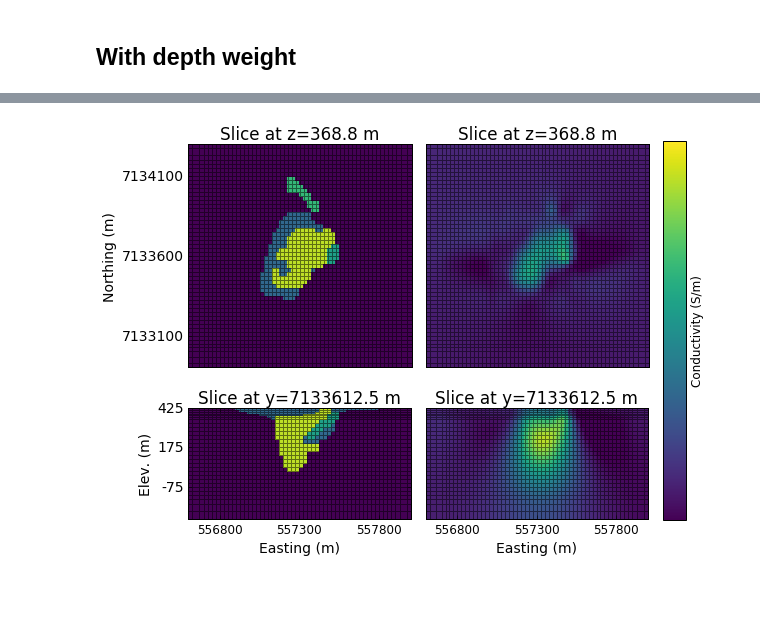
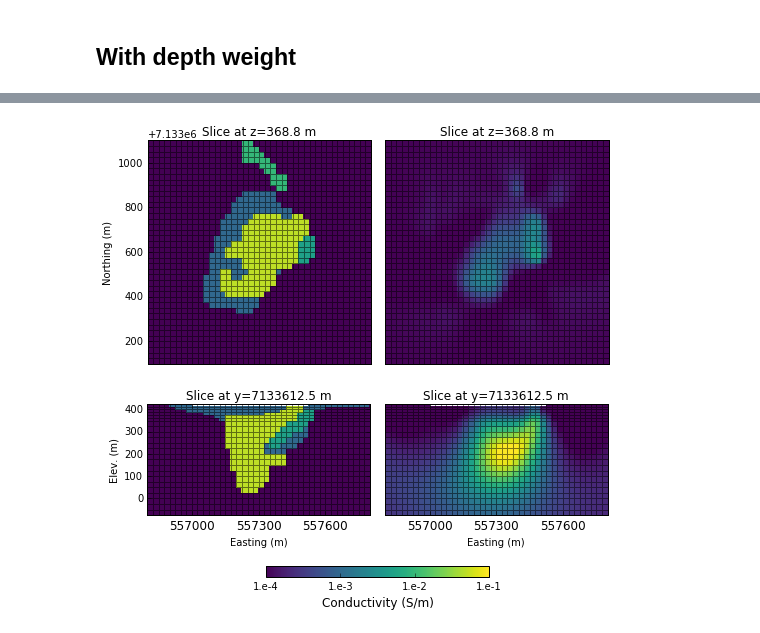
Before and after one commit to simpeg/presentations, a Jupyter notebook: SciPy2016/notebooks/DC/DCinv_Gradient_singleSrc_PosterFigs.ipynb, the cells around one changed output, grey strips where cells are left out. Cells and saved outputs as stored; diff of their text form; code cells hidden in the pictures; blank space fills up the shorter version.

```diff
--- a/SciPy2016/notebooks/DC/DCinv_Gradient_singleSrc_PosterFigs.ipynb
+++ b/SciPy2016/notebooks/DC/DCinv_Gradient_singleSrc_PosterFigs.ipynb
@@ -205,5 +205,5 @@ ax.set_ylim(ymin, ymax); ax.set_ylabel('')
 <matplotlib.text.Text at 0x...>
 [figure]
 # %%
-ax, dat = vizEJ(mesh, sigma, 28, f=f, airind=airind, src=src1, normal="Z", ftype="J", xc=xc, yc=yc, zc=zc, clim=(0,2e-5), cb=True)
+ax, dat = vizEJ(mesh, sigma, 28, f=f, airind=airind, src=src1, normal="Z", ftype="J", xc=xc, yc=yc, zc=zc, cb=True)
 # %% [output]
@@ -384,16 +508,16 @@ vizdata(dcdata, src1, rx_x, rxcomponent="X", title="Observed",cbOrient="horizont
 # %%
-fig = plt.figure(figsize(11, 8))
+fig = plt.figure(figsize(11, 5.5))
 xmin, xmax = -300+xc, 300+xc
 ymin, ymax = -300+yc, 300+yc
 indz = 28
-
+matplotlib.rcParams['font.size'] = 14
 # Axis label
 x = np.linspace(xmin+100, xmax-100,3)
 
 # DC observed data
 ax1 = plt.subplot(1,1,1)
 pos =  ax1.get_position()
-ax1.set_position([pos.x0-0.1, pos.y0,  pos.width*0.45, pos.height])
+ax1.set_position([pos.x0, pos.y0,  pos.width*0.5, pos.height])
 ax1 = vizdata(dcdata, src1, rx_x, ax=ax1, rxcomponent="X", title="Observed", clim=(4.5e-3, 4.8e-1))
 plt.gca().set_aspect('equal')
 # ax1.set_title(("Slice at z=%.1f m")%(mesh.vectorCCz[indz]))
@@ -401,13 +525,13 @@ plt.gca().set_aspect('equal')
 ax1.set_xlim(xmin, xmax)
 ax1.set_ylim(ymin, ymax)
 ax1.set_xticks(map(int, x))
-ax1.set_xticklabels(map(str, map(int, x)),size=12)
+ax1.set_xticklabels(map(str, map(int, x)),size=14)
 ax1.set_xlabel('Easting (m)')
 ax1.set_ylabel('Northing (m)')
 ax1.set
 
 # True conductivity model
-ax2 = fig.add_axes([pos.x0+0.75, pos.y0,  pos.width, pos.height])
+ax2 = fig.add_axes([pos.x0+0.55, pos.y0,  pos.width, pos.height])
 ax2,dat2 = viz(mesh, sigma, indz, airind, normal="Z", xc=xc, yc=yc, zc=zc, ax=ax2)
 plt.gca().set_aspect('equal')
 ax2.set_title(("Slice at z=%.1f m")%(mesh.vectorCCz[indz]))
@@ -415,7 +539,8 @@ ax2.yaxis.set_visible(False)
 ax2.set_xlim(xmin, xmax)
 ax2.set_ylim(ymin, ymax)
 ax2.set_xticks(map(int, x))
-ax2.set_xticklabels(map(str, map(int, x)),size=12)
+ax2.set_xticklabels(map(str, map(int, x)),size=14)
 ax2.set_xlabel('Easting (m)')
 ax2.set_title('Conductivity Model')
+fig.savefig('./images/DCdata.png',dpi = 200)
 # %% [output]
@@ -618,19 +677,20 @@ AttributeError: 'tuple' object has no attribute 'set_yticks'
 # %%
 fig = plt.figure(figsize(11, 8))
-vmin, vmax = 1e-4, 1e-1
-xmin, xmax = -700+xc, 700+xc
-ymin, ymax = -700+yc, 700+yc
-zmin, zmax = -700+zc, 0+zc
+vmin, vmax = -4, -1
+xmin, xmax = -500+xc, 500+xc
+ymin, ymax = -500+yc, 500+yc
+zmin, zmax = -500+zc, 0+zc
 indz = 28
 indy = 31
 # Axis label
 x = np.linspace(xmin+200, xmax-200,3)
+matplotlib.rcParams['font.size'] = 10
 
 # True Conductivity Model z-section
 ax1 = plt.subplot(1,1,1)
 pos =  ax1.get_position()
 ax1.set_position([pos.x0-0.1, pos.y0+0.3,  pos.width*0.5, pos.height*0.5])
-ax1,dat1 = viz(mesh, sigma, indz, airind, normal="Z", xc=xc,yc=yc,zc=zc, ax=ax1, cb=False)
+ax1,dat1 = viz(mesh, sigma, indz, airind, normal="Z", xc=xc,yc=yc,zc=zc, ax=ax1, cb=False, clim=(vmin, vmax))
 plt.gca().set_aspect('equal')
 ax1.set_title(("Slice at z=%.1f m")%(mesh.vectorCCz[indz]))
 ax1.xaxis.set_visible(False)
@@ -641,43 +701,43 @@ ax1.set_ylabel('Northing (m)')
 # True Conductivity Model y-section
 pos =  ax1.get_position()
 ax2 = fig.add_axes([pos.x0+0.0525, pos.y0 - 0.36,  pos.width*0.725, pos.height])
-ax2, dat2 = viz(mesh, sigma, indy, airind, normal="Y", xc=xc,yc=yc,zc=zc, ax=ax2, cb=False)
+ax2, dat2 = viz(mesh, sigma, indy, airind, normal="Y", xc=xc,yc=yc,zc=zc, ax=ax2, cb=False, clim=(vmin, vmax))
 plt.gca().set_aspect('equal')
 ax2.set_title(("Slice at y=%.1f m")%(mesh.vectorCCy[indy]))
 ax2.set_xlim(xmin, xmax)
 ax2.set_ylim(zmin, zmax)
 ax2.set_xticks(map(int, x))
 ax2.set_xticklabels(map(str, map(int, x)),size=12)
 ax2.set_xlabel('Easting (m)')
 ax2.set_ylabel('Elev. (m)')
 
 # DC Recovered Model z-section
 ax3 = fig.add_axes([pos.x0+0.3, pos.y0,  pos.width, pos.height])
-ax3,dat3 = ax = viz(mesh, sigopt_withdepth, indz, airind, normal="Z", xc=xc,yc=yc,zc=zc, ax=ax3, cb=False)
+ax3,dat3 = ax = viz(mesh, sigopt_withdepth, indz, airind, normal="Z", xc=xc,yc=yc,zc=zc, ax=ax3, cb=False, clim=(vmin, vmax))
 plt.gca().set_aspect('equal')
 ax3.set_title(("Slice at z=%.1f m")%(mesh.vectorCCz[indz]))
 ax3.xaxis.set_visible(False)
 ax3.yaxis.set_visible(False)
 ax3.set_xlim(xmin, xmax)
 ax3.set_ylim(ymin, ymax)
 
 # DC Recovered Model y-section
 ax4 = fig.add_axes([pos.x0+0.3525, pos.y0 - 0.36,  pos.width*0.725, pos.height])
-ax4, dat4 = viz(mesh, sigopt_withdepth, indy, airind,  normal="Y", xc=xc,yc=yc,zc=zc, ax=ax4, cb=False)
+ax4, dat4 = viz(mesh, sigopt_withdepth, indy, airind,  normal="Y", xc=xc,yc=yc,zc=zc, ax=ax4, cb=False, clim=(vmin, vmax))
 plt.gca().set_aspect('equal')
 ax4.set_title(("Slice at y=%.1f m")%(mesh.vectorCCy[indy]))
 ax4.yaxis.set_visible(False)
 ax4.set_xlim(xmin, xmax)
 ax4.set_ylim(zmin, zmax)
 ax4.set_xticks(map(int, x))
 ax4.set_xticklabels(map(str, map(int, x)),size=12)
 ax4.set_xlabel('Easting (m)')
 
 pos =  ax4.get_position()
-cbarax = fig.add_axes([pos.x0+0.3 , pos.y0+0.095 ,  pos.width*0.1, pos.height*1.7])  ## the parameters are the specified position you set
-cb = fig.colorbar(dat[0],cax=cbarax, orientation="vertical", ax = ax4, ticks=np.linspace(vmin,vmax, 4))
-
+cbarax = fig.add_axes([pos.x0-0.15 , pos.y0-0.01 ,  pos.width, pos.height*0.05])  ## the parameters are the specified position you set
+cb = fig.colorbar(dat4[0],cax=cbarax, orientation="horizontal", ax = ax4, ticks=np.linspace(vmin,vmax, 4), format="1.e%.f")
 cb.set_label("Conductivity (S/m)",size=12)
-# fig.savefig('MAG_RecModel.png',dpi = 200)
+00
+fig.savefig('./images/Conductivity.png',dpi = 400)
 # %% [output]
-[figure, old version]
+[figure, new version]
```
Also changed, not shown: parts of 20 cells of this notebook, 13 other files.
